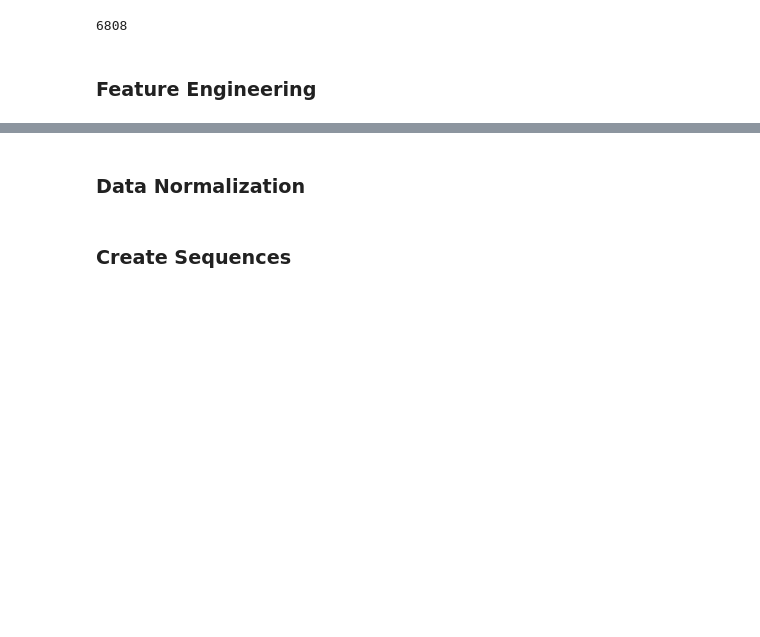
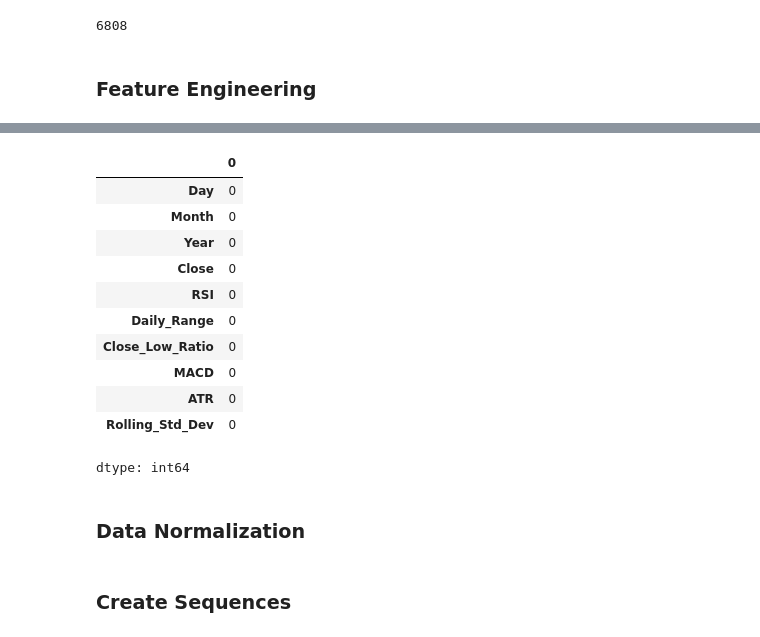
Before and after one commit to jigardonga105/Financial-Portfolio-Optimization, a Jupyter notebook: Models/lstm.ipynb, the cells around one changed output, grey strips where cells are left out. Drawn from its saved outputs; the diff is of its cells as text; code cells hidden in the pictures; blank space fills up the shorter version.

```diff
--- a/Models/lstm.ipynb
+++ b/Models/lstm.ipynb
@@ -101,5 +122,20 @@ new_df.tail()
 # %%
 new_df.dropna(inplace=True)
+# %%
+new_df.isna().sum()
+# %% [output]
+|  | 0 |
+| Day | 0 |
+| Month | 0 |
+| Year | 0 |
+| Close | 0 |
+| RSI | 0 |
+| Daily_Range | 0 |
+| Close_Low_Ratio | 0 |
+| MACD | 0 |
+| ATR | 0 |
+| Rolling_Std_Dev | 0 |
+dtype: int64
 # %%
 X_data = new_df.drop('Close', axis=1).values
 y_data = new_df['Close'].values.reshape(-1, 1)
```
Also changed, not shown: parts of 12 cells of this notebook, 4 other files.
